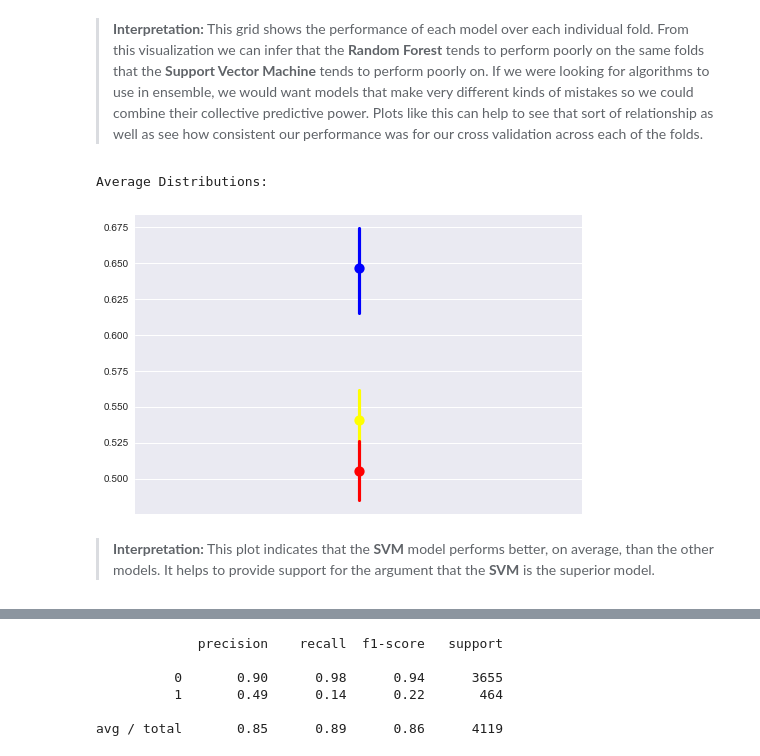
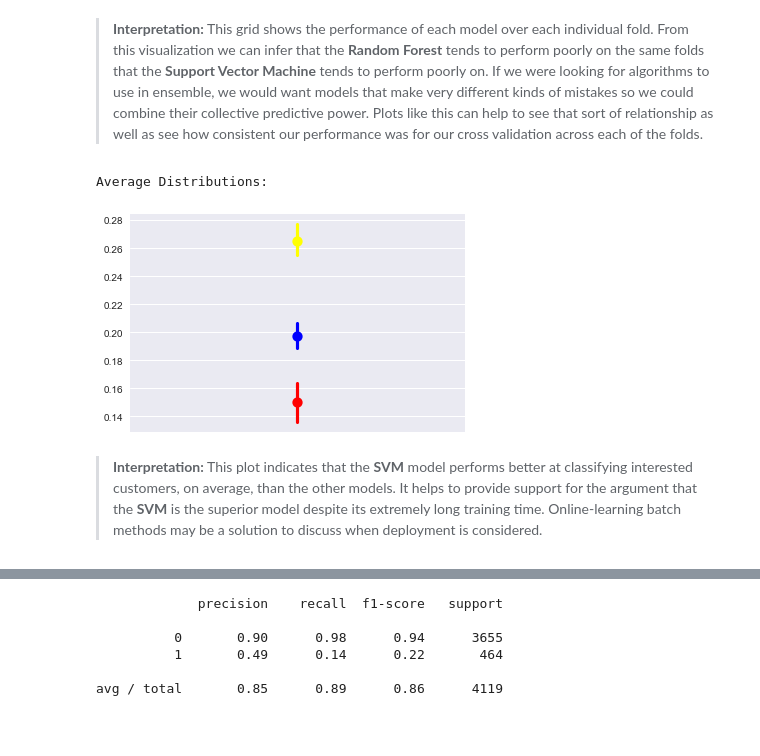
Before and after one commit to GriffinLane/DataMining-Lab2, a Jupyter notebook: Lab 2.ipynb, the cells around one changed output, grey strips where cells are left out. Saved outputs shown, nothing was run; the diff lists cells and outputs as text; code cells hidden in the pictures; blank space fills up the shorter version.

```diff
--- a/Lab 2.ipynb
+++ b/Lab 2.ipynb
@@ -390,7 +396,7 @@ rf = RandomForestClassifier(n_estimators=100, oob_score=True, random_state=42)
 
 #Create a dictionary of our models and a list of our desired criteria
 models = {"knn":knn,"svm":svm,"rf":rf}
-criteria = ["recall", "precision"]
+criteria = ["recall", "precision", "accuracy"]
 
 #Use our model evaluation function to create a dictionary for holding the scores
 scores = evaluate_stratified_models(folds, models, criteria, X_train, y_train)
@@ -490,11 +509,9 @@ def get_criteria(model, criteria):
                         index=["fold_"+str(x+1) for x in range(folds)])
     return temp.transpose()
 # %%
-knn_prec = get_criteria("knn", "precision")
-
-svm_prec = get_criteria("svm", "precision")
-
-rf_prec = get_criteria("rf", "precision")
+knn_recall = get_criteria("knn", "recall")
+svm_recall = get_criteria("svm", "recall")
+rf_recall = get_criteria("rf", "recall")
 # %%
 fig, axarr = plt.subplots(3,1, sharey=True, figsize=[15,15])
 
@@ -528,14 +545,14 @@ Individual Fold Distributions:
 # %% [markdown]
 > <p><b>Interpretation:</b> This grid shows the performance of each model over each individual fold.  From this visualization we can infer that the <b>Random Forest</b> tends to perform poorly on the same folds that the <b>Support Vector Machine</b> tends to perform poorly on.  If we were looking for algorithms to use in ensemble, we would want models that make very different kinds of mistakes so we could combine their collective predictive power.  Plots like this can help to see that sort of relationship as well as see how consistent our performance was for our cross validation across each of the folds.</p>
 # %%
-sns.pointplot(rf_prec, color="yellow", orient='vertical', **{"alpha":.3})#, ax=axarr[2])
-sns.pointplot(svm_prec, color="blue", orient='vertical')#, ax=axarr[1])
-sns.pointplot(knn_prec, color="red", orient='vertical')#, ax=axarr[0])
+sns.pointplot(rf_recall, color="yellow", orient='vertical', **{"alpha":.3})#, ax=axarr[2])
+sns.pointplot(svm_recall, color="blue", orient='vertical')#, ax=axarr[1])
+sns.pointplot(knn_recall, color="red", orient='vertical')#, ax=axarr[0])
 
 print("Average Distributions:")
 plt.show()
 # %% [output]
 Average Distributions:
-[figure, old version]
+[figure, new version]
 # %% [markdown]
-> <p><b>Interpretation:</b> This plot indicates that the <b>SVM</b> model performs better, on average, than the other models.  It helps to provide support for the argument that the <b>SVM</b> is the superior model.</p>
+> <p><b>Interpretation:</b> This plot indicates that the <b>SVM</b> model performs better at classifying interested customers, on average, than the other models.  It helps to provide support for the argument that the <b>SVM</b> is the superior model despite its extremely long training time.  Online-learning batch methods may be a solution to discuss when deployment is considered.</p>
```
Also changed, not shown: parts of 29 cells of this notebook.
